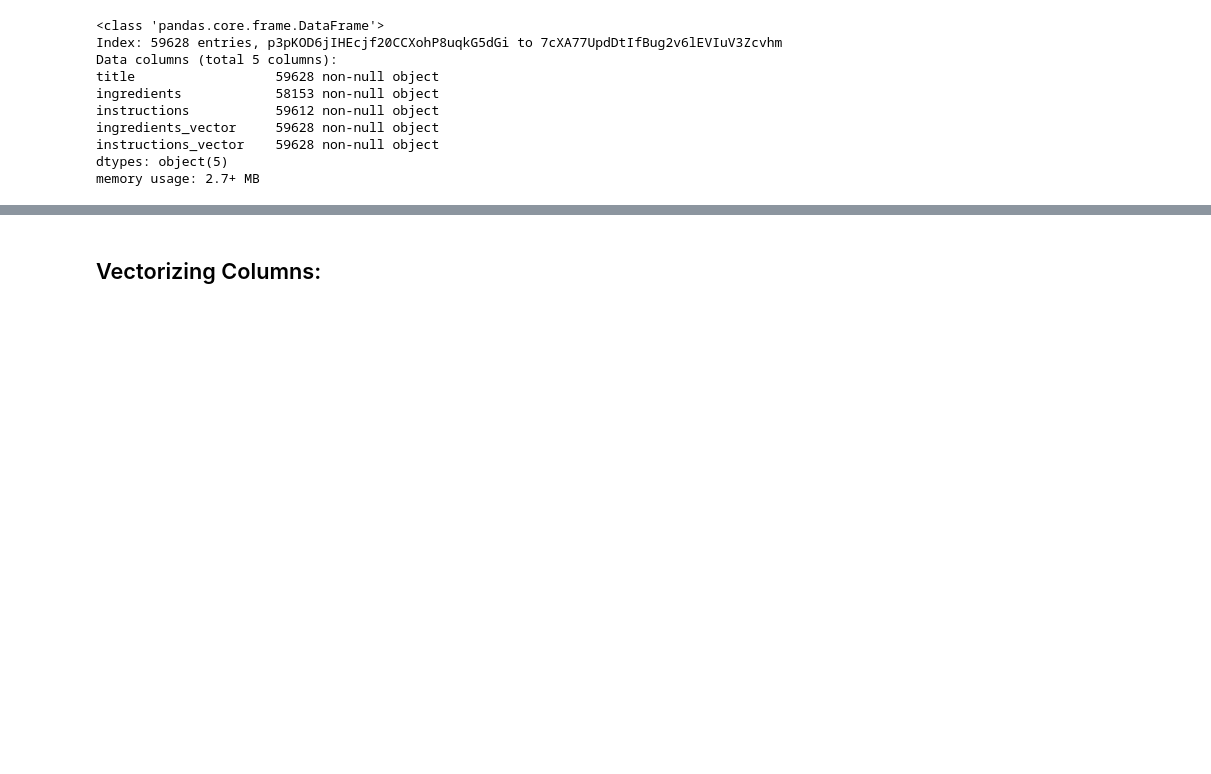
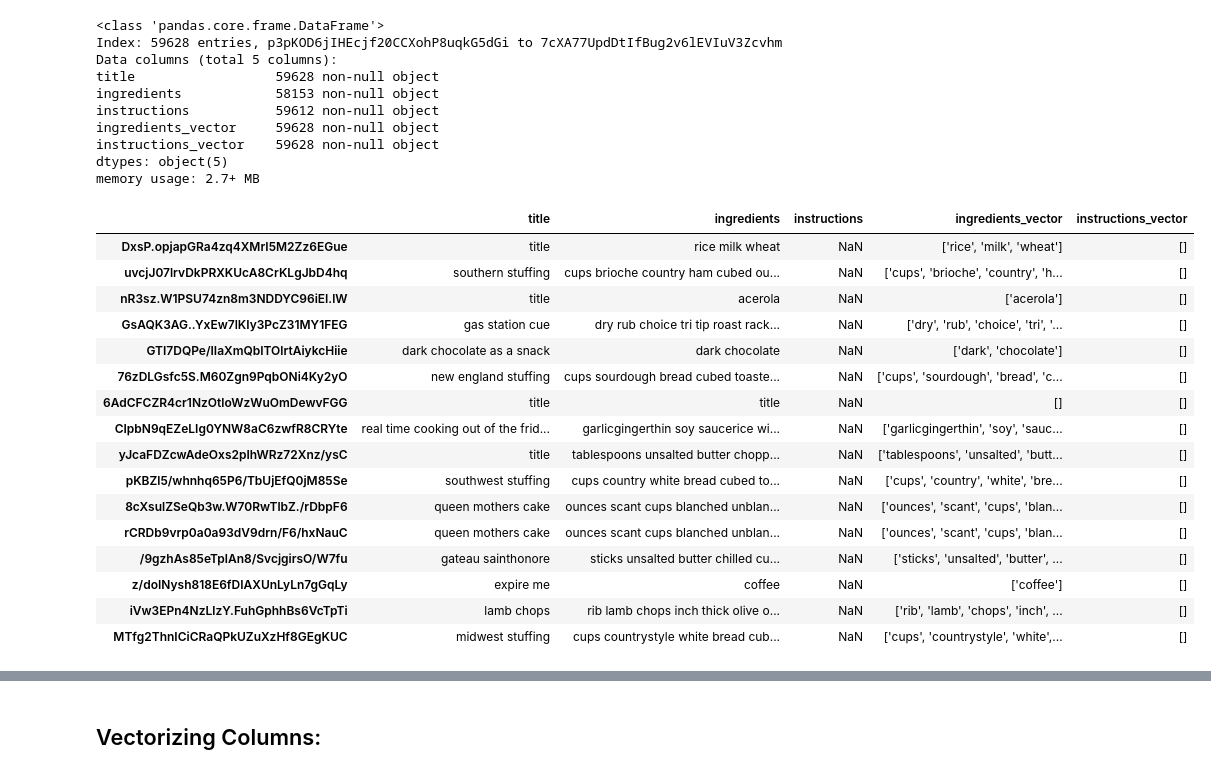
Before and after one commit to CJL89/Recipe_Generator, a Jupyter notebook: Recipe_Creator_Data_Cleaner.ipynb, the cells around one changed output, grey strips where cells are left out. Drawn from its saved outputs; the diff is of its cells as text; code cells hidden in the pictures; blank space fills up the shorter version.

```diff
--- a/Recipe_Creator_Data_Cleaner.ipynb
+++ b/Recipe_Creator_Data_Cleaner.ipynb
@@ -327,3 +337,26 @@ ingredients_vector     59628 non-null object
 instructions_vector    59628 non-null object
 dtypes: object(5)
 memory usage: 2.7+ MB
+# %%
+# Filling some recipes with the name of the title since they are not considered as null:
+df_clean_loaded['ingredients'] = np.where(df_clean_loaded['ingredients'].isnull(), df_clean_loaded['title'], df_clean_loaded['ingredients'])
+# %%
+df_clean_loaded[df_clean_loaded.isna().any(axis=1)]
+# %% [output]
+|  | title | ingredients | instructions | ingredients_vector | instructions_vector |
+| DxsP.opjapGRa4zq4XMrI5M2Zz6EGue | title | rice milk wheat | NaN | ['rice', 'milk', 'wheat'] | [] |
+| uvcjJ07lrvDkPRXKUcA8CrKLgJbD4hq | southern stuffing | cups brioche country ham cubed ou... | NaN | ['cups', 'brioche', 'country', 'h... | [] |
+| nR3sz.W1PSU74zn8m3NDDYC96iEI.lW | title | acerola | NaN | ['acerola'] | [] |
+| GsAQK3AG..YxEw7lKIy3PcZ31MY1FEG | gas station cue | dry rub choice tri tip roast rack... | NaN | ['dry', 'rub', 'choice', 'tri', '... | [] |
+| GTI7DQPe/IIaXmQbITOlrtAiykcHiie | dark chocolate as a snack | dark chocolate | NaN | ['dark', 'chocolate'] | [] |
+| 76zDLGsfc5S.M60Zgn9PqbONi4Ky2yO | new england stuffing | cups sourdough bread cubed toaste... | NaN | ['cups', 'sourdough', 'bread', 'c... | [] |
+| 6AdCFCZR4cr1NzOtloWzWuOmDewvFGG | title | title | NaN | [] | [] |
+| CIpbN9qEZeLIg0YNW8aC6zwfR8CRYte | real time cooking out of the frid... | garlicgingerthin soy saucerice wi... | NaN | ['garlicgingerthin', 'soy', 'sauc... | [] |
+| yJcaFDZcwAdeOxs2pIhWRz72Xnz/ysC | title | tablespoons unsalted butter chopp... | NaN | ['tablespoons', 'unsalted', 'butt... | [] |
+| pKBZl5/whnhq65P6/TbUjEfQ0jM85Se | southwest stuffing | cups country white bread cubed to... | NaN | ['cups', 'country', 'white', 'bre... | [] |
+| 8cXsulZSeQb3w.W70RwTlbZ./rDbpF6 | queen mothers cake | ounces scant cups blanched unblan... | NaN | ['ounces', 'scant', 'cups', 'blan... | [] |
+| rCRDb9vrp0a0a93dV9drn/F6/hxNauC | queen mothers cake | ounces scant cups blanched unblan... | NaN | ['ounces', 'scant', 'cups', 'blan... | [] |
+| /9gzhAs85eTplAn8/SvcjgirsO/W7fu | gateau sainthonore | sticks unsalted butter chilled cu... | NaN | ['sticks', 'unsalted', 'butter', ... | [] |
+| z/doINysh818E6fDIAXUnLyLn7gGqLy | expire me | coffee | NaN | ['coffee'] | [] |
+| iVw3EPn4NzLlzY.FuhGphhBs6VcTpTi | lamb chops | rib lamb chops inch thick olive o... | NaN | ['rib', 'lamb', 'chops', 'inch', ... | [] |
+| MTfg2ThnICiCRaQPkUZuXzHf8GEgKUC | midwest stuffing | cups countrystyle white bread cub... | NaN | ['cups', 'countrystyle', 'white',... | [] |
```
Also changed, not shown: parts of 16 cells of this notebook, 1 other file.
